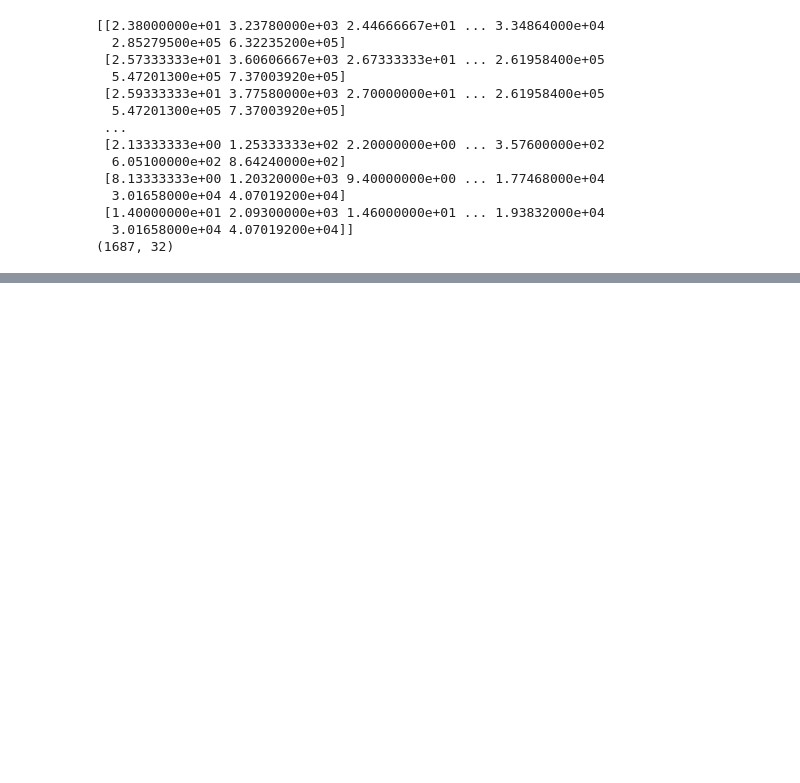
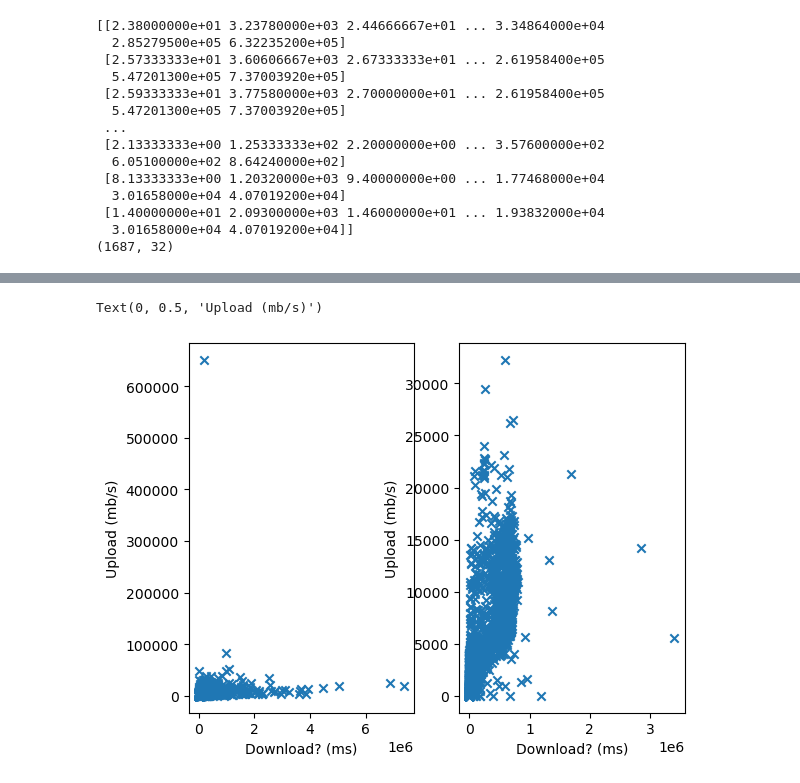
Before and after one commit to Pengrey/AAS, a Jupyter notebook: Work/proj/AAS_Project.ipynb, the cells around one changed output, grey strips where cells are left out. Saved outputs shown, nothing was run; the diff lists cells and outputs as text; code cells hidden in the pictures; blank space fills up the shorter version.

```diff
--- a/Work/proj/AAS_Project.ipynb
+++ b/Work/proj/AAS_Project.ipynb
@@ -531,0 +608,27 @@ print(features.shape)
+# %%
+## up_pack (0:media 1:mediana 2:std 3:skew 4:75p 5:90p 6:95p 7:98p //8:len(silence) 9:mean_silence 10:std_silence 11:len(activity) 12:mean_act 13:std_act) ) up_bytes
+
+# 4 colunas (2*up+2*down) * (8 features + 6 do silence^(3*2))
+#            media mediana std skew 75p 90p 95p 98p
+# up_pack     0      1       2   3   4  5   6   7
+# up_bytes    8      9      10  11  12  13  14  15
+#down_pack   16      17     18  19  20  21  22  23
+#down_byte   24      25     26  27  28  29  30  31
+
+
+# which features to relate?
+# or metrics
+
+# upload/download
+plt.subplot(1,2,1)
+plt.scatter(clean_data[:, 4], clean_data[:, 2], marker="x")
+plt.xlabel("Download? (ms)")
+plt.ylabel("Upload (mb/s)")
+
+plt.subplot(1,2,2)
+plt.scatter(infected_data[:, 4], infected_data[:, 2], marker="x")
+plt.xlabel("Download? (ms)")
+plt.ylabel("Upload (mb/s)")
+# %% [output]
+Text(0, 0.5, 'Upload (mb/s)')
+[figure, added]
```
Also changed, not shown: parts of 15 cells of this notebook.
